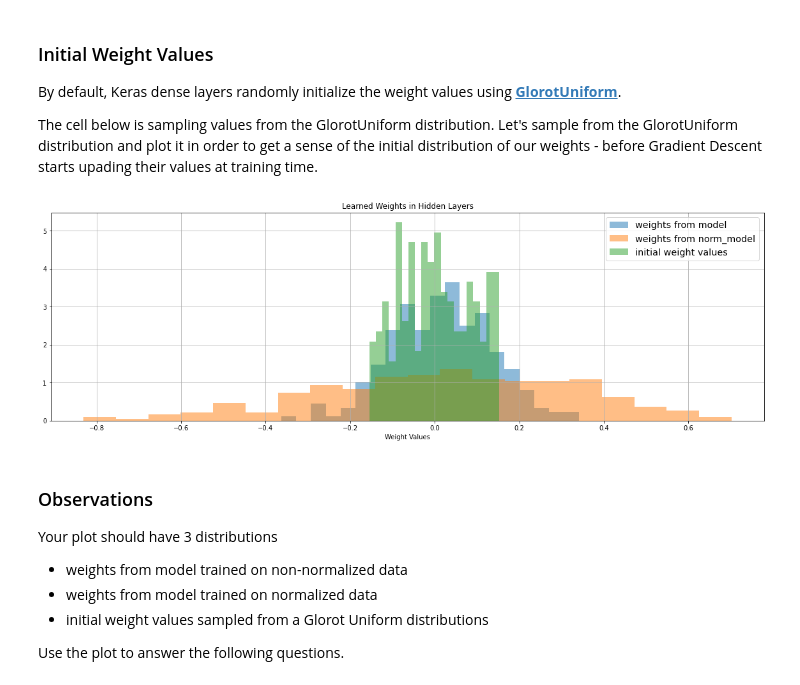
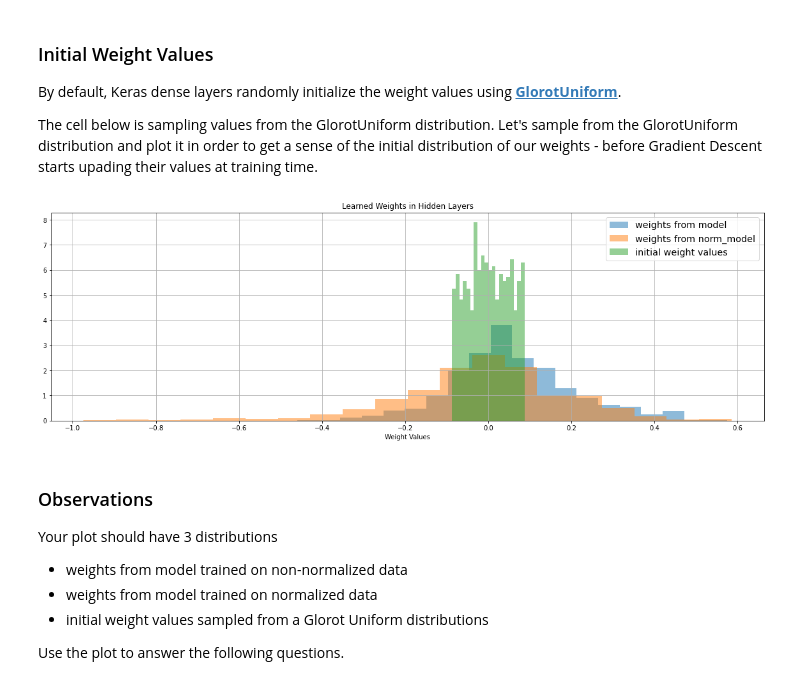
Before and after one commit to nsriniva/DS-Unit-4-Sprint-2-Neural-Networks, a Jupyter notebook: module2-Train/LS_DS_422_Train_Assignment.ipynb, the cells around one changed output. Drawn from its saved outputs; the diff is of its cells as text; code cells hidden in the pictures.

```diff
--- a/module2-Train/LS_DS_422_Train_Assignment.ipynb
+++ b/module2-Train/LS_DS_422_Train_Assignment.ipynb
@@ -241,6 +222,6 @@ norm_model.fit(X_train_scaled, y_train,
           workers=-2,
           epochs=10,
           batch_size=32,
-          verbose=1,
+          verbose=0,
           callbacks=[tensorboard])
 # %% [output]
@@ -360,11 +321,11 @@ Now it's time to analyze those weight values more closely.
 # %%
 # get the final bias and weight matrices for model
 layer = model.get_layer(name="dense_2")
-bias, weights = layer.get_weights()
+weights, bias = layer.get_weights()
 # %%
 # get the final  value bias and weight magrices for norm_moel
 layer = norm_model.get_layer(name="dense_4")
-bias_norm, weights_norm = layer.get_weights()
+weights_norm, bias_norm = layer.get_weights()
 # %%
 # this line of code should not throw an error if the number of weights is the same for the hidden layer of both models
 # this line of code is known as a Unit Test
@@ -376,24 +337,24 @@ By default, Keras dense layers randomly initialize the weight values using [**Gl
 
 The cell below is sampling values from the GlorotUniform distribution. Let's sample from the GlorotUniform distribution and plot it in order to get a sense of the initial distribution of our weights - before Gradient Descent starts upading their values at training time.
 # %%
-# let's take 250 random samples form the GlorotUniform
+# let's take 784 random samples form the GlorotUniform
 # because they are random samples their exact values might have been a little different for model and norm_model - but we will assume that they were not statistically different
-# 250 because that's how many weights are in the hidden layer for both of our models
+# 784 because that's how many weights are in the hidden layer for both of our models
 initializer = tf.keras.initializers.GlorotUniform(seed=1234)
-initial_weight_values = initializer(shape=(1, 250))
+initial_weight_values = initializer(shape=(1, 784))
 # %%
 plt.figure(figsize=(20,6))
 plt.title("Learned Weights in Hidden Layers")
 plt.xlabel("Weight Values")
 plt.grid()
 
 # by setting density=True, we are transforming our plots into probability distributions
-plt.hist(weights, bins=20, alpha=0.5, label="weights from model", density=True);
-plt.hist(weights_norm, bins=20, alpha=0.5, label="weights from norm_model", density=True);
+plt.hist(weights.T[0], bins=20, alpha=0.5, label="weights from model", density=True);
+plt.hist(weights_norm.T[0], bins=20, alpha=0.5, label="weights from norm_model", density=True);
 plt.hist(initial_weight_values, bins=20, alpha=0.5, label="initial weight values", density=True);
 plt.legend(fontsize="x-large");
 # %% [output]
-[figure, old version]
+[figure, new version]
 # %% [markdown]
 ### Observations
 
```
Also changed, not shown: parts of 25 cells of this notebook.
